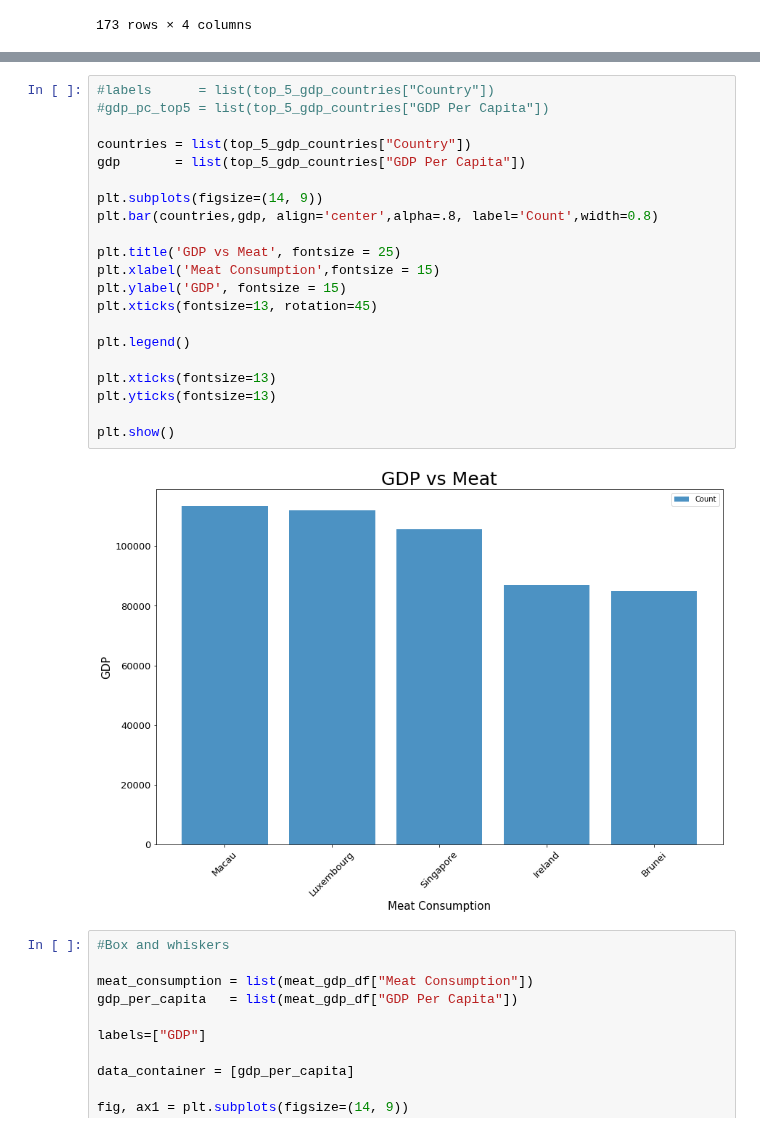
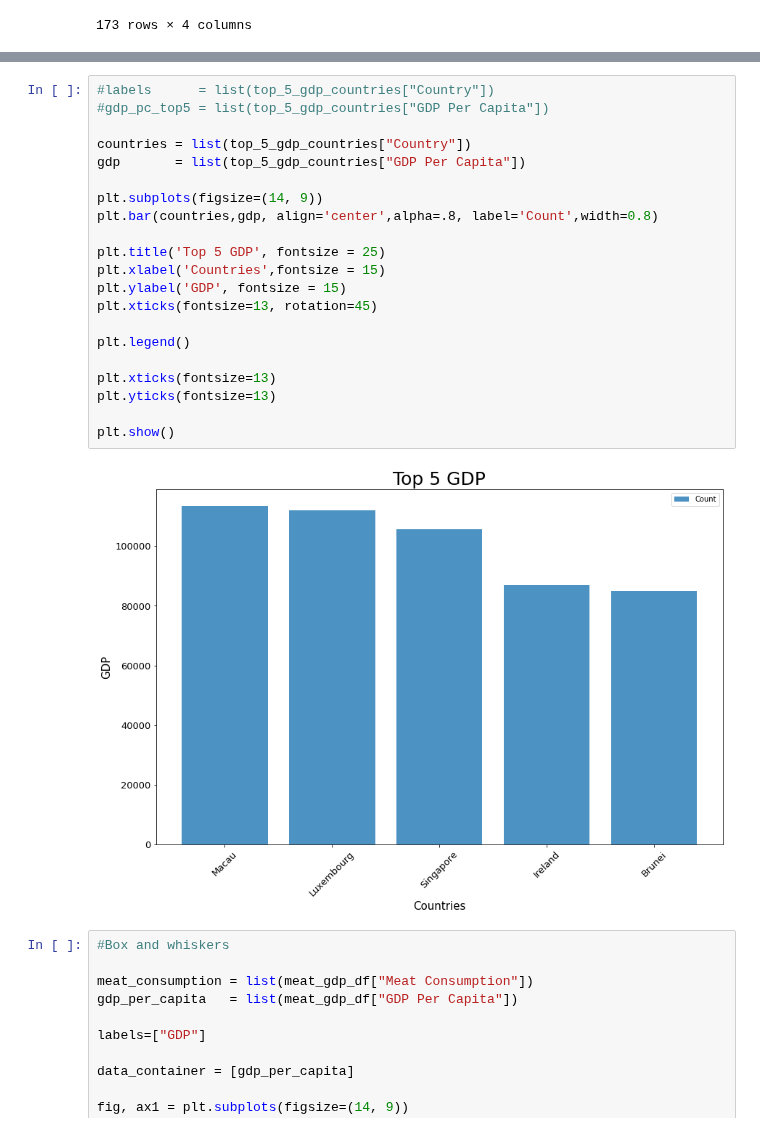
Before and after one commit to ermcgrew/bootcamp_project_one, a Jupyter notebook: data_analysis.ipynb, the cells around one changed output, grey strips where cells are left out. Saved outputs shown, nothing was run; the diff lists cells and outputs as text.

```diff
--- a/data_analysis.ipynb
+++ b/data_analysis.ipynb
@@ -389,26 +363,26 @@ The line of best fit is: y = 437.47x + 1794.87
 # %%
 #labels      = list(top_5_gdp_countries["Country"])
 #gdp_pc_top5 = list(top_5_gdp_countries["GDP Per Capita"])
 
 countries = list(top_5_gdp_countries["Country"])
 gdp       = list(top_5_gdp_countries["GDP Per Capita"])
 
 plt.subplots(figsize=(14, 9))
 plt.bar(countries,gdp, align='center',alpha=.8, label='Count',width=0.8)
 
-plt.title('GDP vs Meat', fontsize = 25)
-plt.xlabel('Meat Consumption',fontsize = 15)
+plt.title('Top 5 GDP', fontsize = 25)
+plt.xlabel('Countries',fontsize = 15)
 plt.ylabel('GDP', fontsize = 15)
 plt.xticks(fontsize=13, rotation=45)
 
 plt.legend()
 
 plt.xticks(fontsize=13)
 plt.yticks(fontsize=13)
 
 plt.show()
 # %% [output]
-[figure, old version]
+[figure, new version]
 # %%
 #Box and whiskers
 
```
Also changed, not shown: parts of 5 cells of this notebook.
